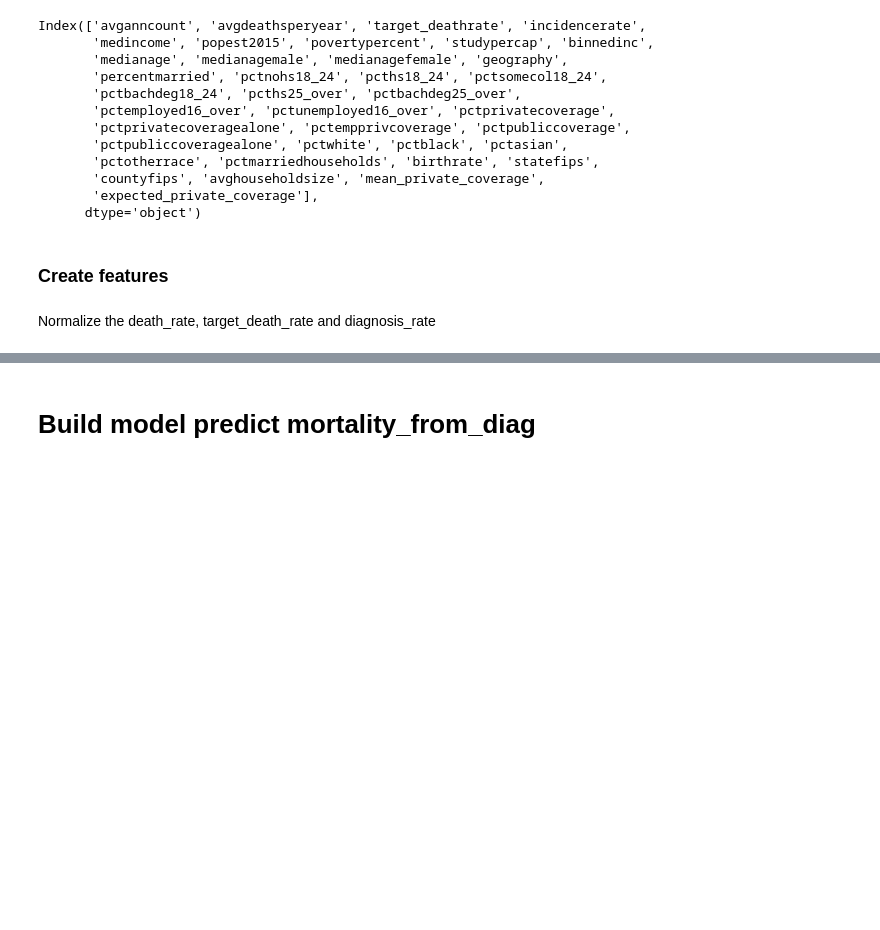
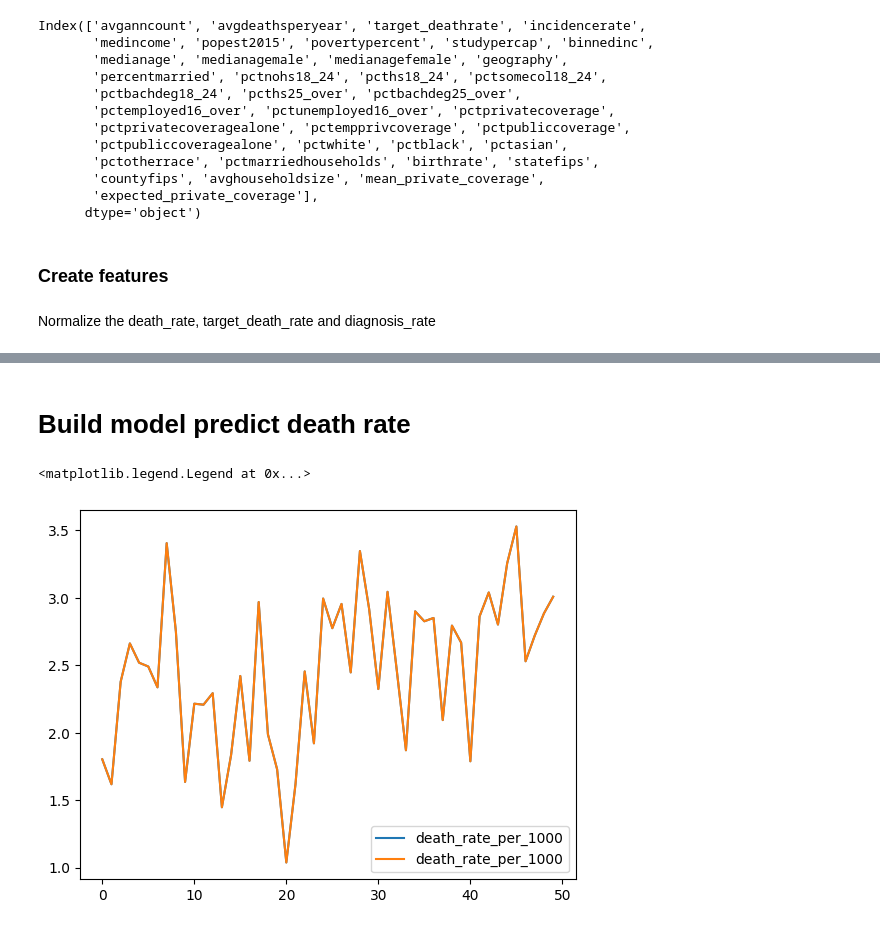
Before and after one commit to datamonsterr/Predict_cancer_mortality, a Jupyter notebook: deep_learning_regression.ipynb, the cells around one changed output, grey strips where cells are left out. Cells and saved outputs as stored; diff of their text form; code cells hidden in the pictures; blank space fills up the shorter version.

```diff
--- a/deep_learning_regression.ipynb
+++ b/deep_learning_regression.ipynb
@@ -104,5 +126,5 @@ features = [
 # %% [markdown]
-# Build model predict mortality_from_diag
+# Build model predict death rate
 # %%
 X = data[features]
 predict_features = 'death_rate_per_1000'
@@ -111,4 +132,11 @@ y = data[predict_features]
 X_train, X_test, y_train, y_test = train_test_split(X, y, test_size=0.3, random_state=42)
+# %%
+y[0:50].plot()
+data["death_rate_per_1000"][0:50].plot()
+plt.legend()
+# %% [output]
+<matplotlib.legend.Legend at 0x...>
+[figure, added]
 # %%
 scaler = StandardScaler()
 X_train = scaler.fit_transform(X_train)
```
Also changed, not shown: parts of 10 cells of this notebook, 6 other files.
